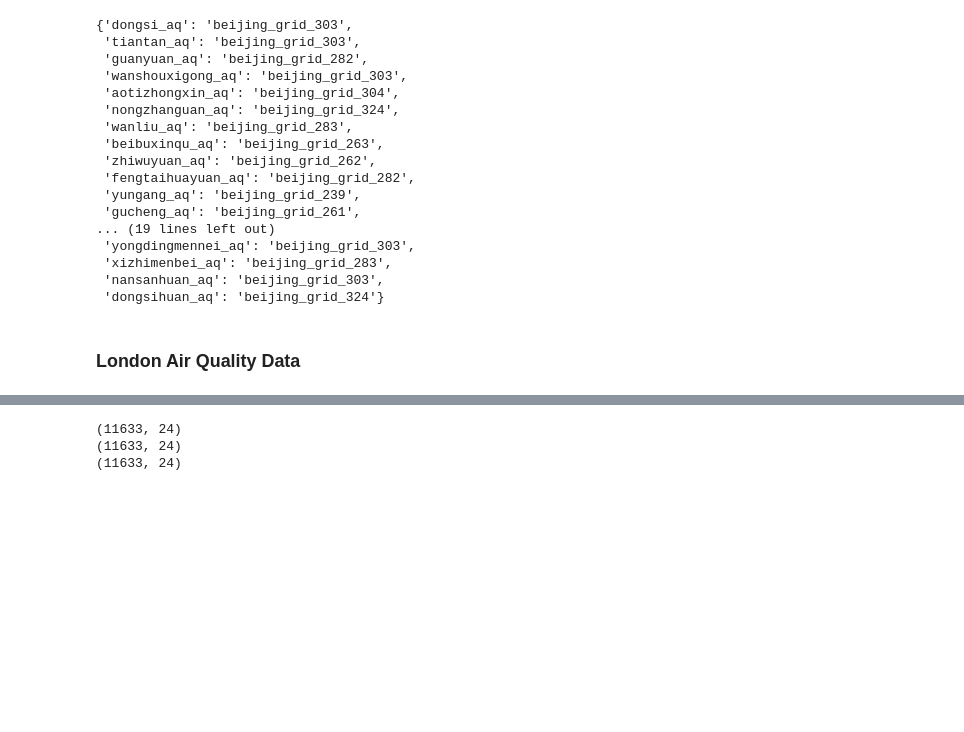
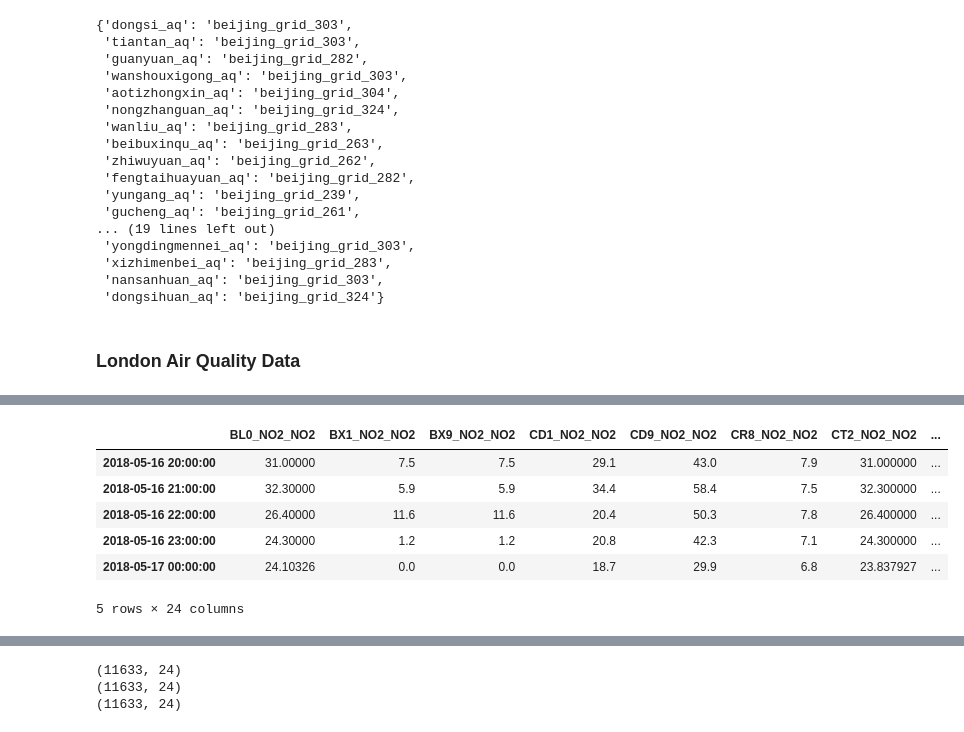
Before and after one commit to zchi1992/kdd-cup-2018-new, a Jupyter notebook: bj_data_preprocess.ipynb, the cells around one changed output, grey strips where cells are left out. Saved outputs shown, nothing was run; the diff lists cells and outputs as text; code cells hidden in the pictures; blank space fills up the shorter version.

```diff
--- a/bj_data_preprocess.ipynb
+++ b/bj_data_preprocess.ipynb
@@ -850,0 +820,10 @@ There are 0 still missing in the data
+# %%
+data_filled_na.tail()
+# %% [output]
+|  | BL0_NO2_NO2 | BX1_NO2_NO2 | BX9_NO2_NO2 | CD1_NO2_NO2 | CD9_NO2_NO2 | CR8_NO2_NO2 | CT2_NO2_NO2 | ... |
+| 2018-05-16 20:00:00 | 31.00000 | 7.5 | 7.5 | 29.1 | 43.0 | 7.9 | 31.000000 | ... |
+| 2018-05-16 21:00:00 | 32.30000 | 5.9 | 5.9 | 34.4 | 58.4 | 7.5 | 32.300000 | ... |
+| 2018-05-16 22:00:00 | 26.40000 | 11.6 | 11.6 | 20.4 | 50.3 | 7.8 | 26.400000 | ... |
+| 2018-05-16 23:00:00 | 24.30000 | 1.2 | 1.2 | 20.8 | 42.3 | 7.1 | 24.300000 | ... |
+| 2018-05-17 00:00:00 | 24.10326 | 0.0 | 0.0 | 18.7 | 29.9 | 6.8 | 23.837927 | ... |
+5 rows × 24 columns
```
Also changed, not shown: parts of 8 cells of this notebook, 3 other files.
